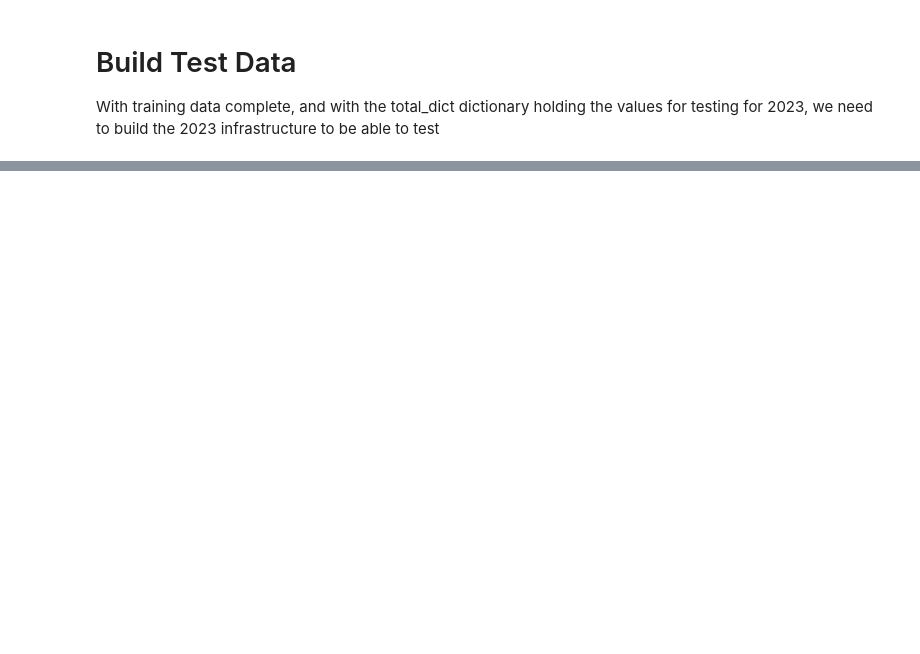
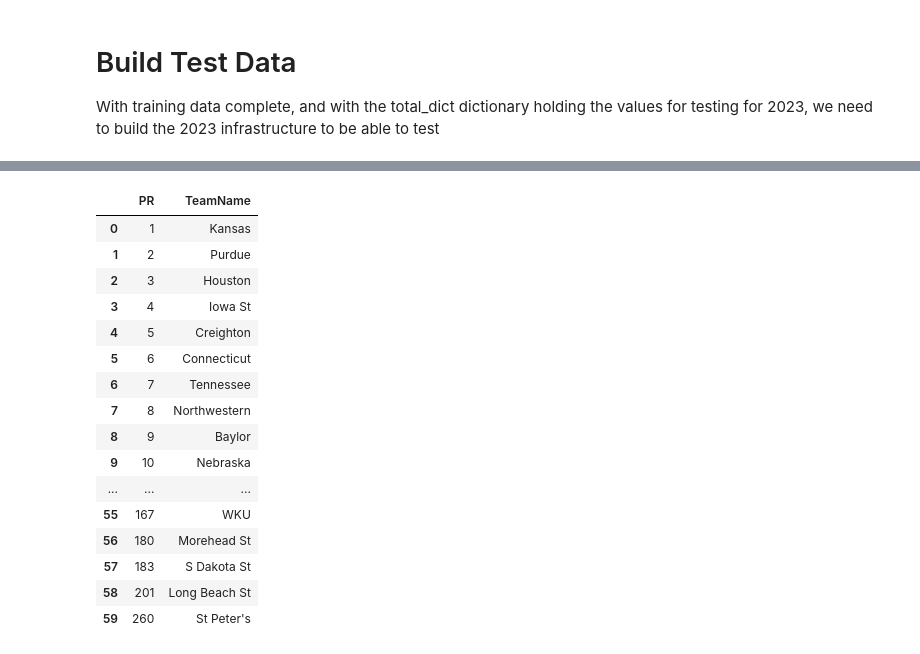
Before and after one commit to gjamesd/march_madness, a Jupyter notebook: code/optimize_mm_v3.ipynb, the cells around one changed output, grey strips where cells are left out. Cells and saved outputs as stored; diff of their text form; code cells hidden in the pictures; blank space fills up the shorter version.

```diff
--- a/code/optimize_mm_v3.ipynb
+++ b/code/optimize_mm_v3.ipynb
@@ -1867,0 +1920,27 @@ Houston v Purdue
+# %%
+def create_page_rank_html(dict1, dict2):
+
+    tourney_teams = list(dict1[year_].keys())
+
+    rank_order = list(range(1, len(dict2[year_])+1))
+
+    temp = pd.DataFrame(list(zip(teams_rank[2024], rank_order)),
+                        columns = ['TeamID', "PR"])
+
+    temp['TT'] = temp['TeamID'].apply(lambda x: 1 if int(x) in tourney_teams else 0)
+
+    temp = temp[temp["TT"] == 1]
+    temp['TeamID'] = temp['TeamID'].apply(lambda x: int(x))
+
+    temp2 = pd.merge(left = temp,   right = teams_df,
+                     on = ['TeamID'])
+
+    temp2 = temp2.drop(columns = ['FirstD1Season',
+                                   'LastD1Season',
+                                   'TeamID',
+                                   'TT'])
+
+
+    return temp2
+# %%
+pr = create_page_rank_html(psd, page_rank)
@@ -1867,0 +1949,20 @@ Houston v Purdue
+# %%
+pr
+# %% [output]
+|  | PR | TeamName |
+| 0 | 1 | Kansas |
+| 1 | 2 | Purdue |
+| 2 | 3 | Houston |
+| 3 | 4 | Iowa St |
+| 4 | 5 | Creighton |
+| 5 | 6 | Connecticut |
+| 6 | 7 | Tennessee |
+| 7 | 8 | Northwestern |
+| 8 | 9 | Baylor |
+| 9 | 10 | Nebraska |
+| ... | ... | ... |
+| 55 | 167 | WKU |
+| 56 | 180 | Morehead St |
+| 57 | 183 | S Dakota St |
+| 58 | 201 | Long Beach St |
+| 59 | 260 | St Peter's |
```
Also changed, not shown: parts of 35 cells of this notebook, 7 other files.
